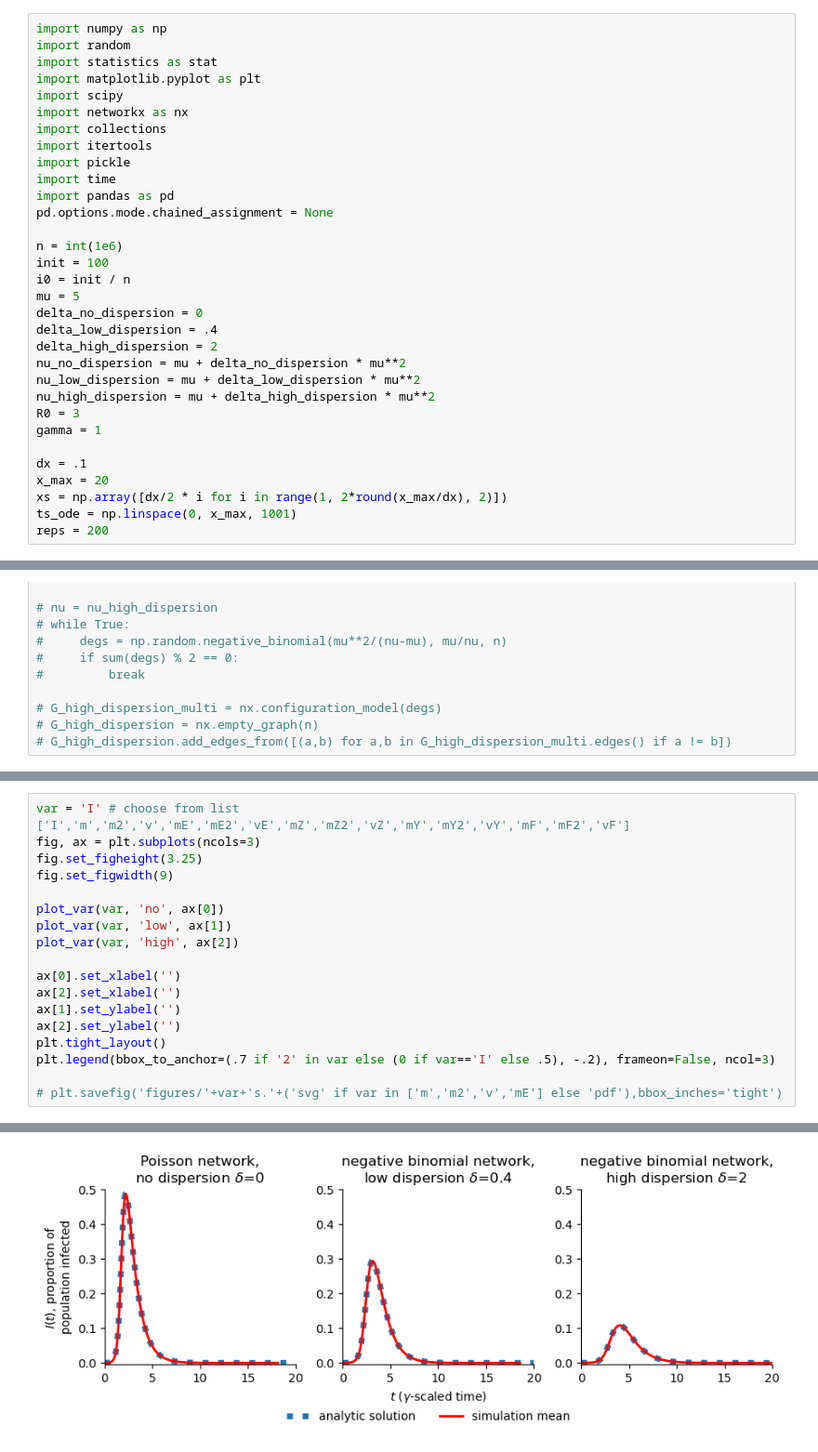
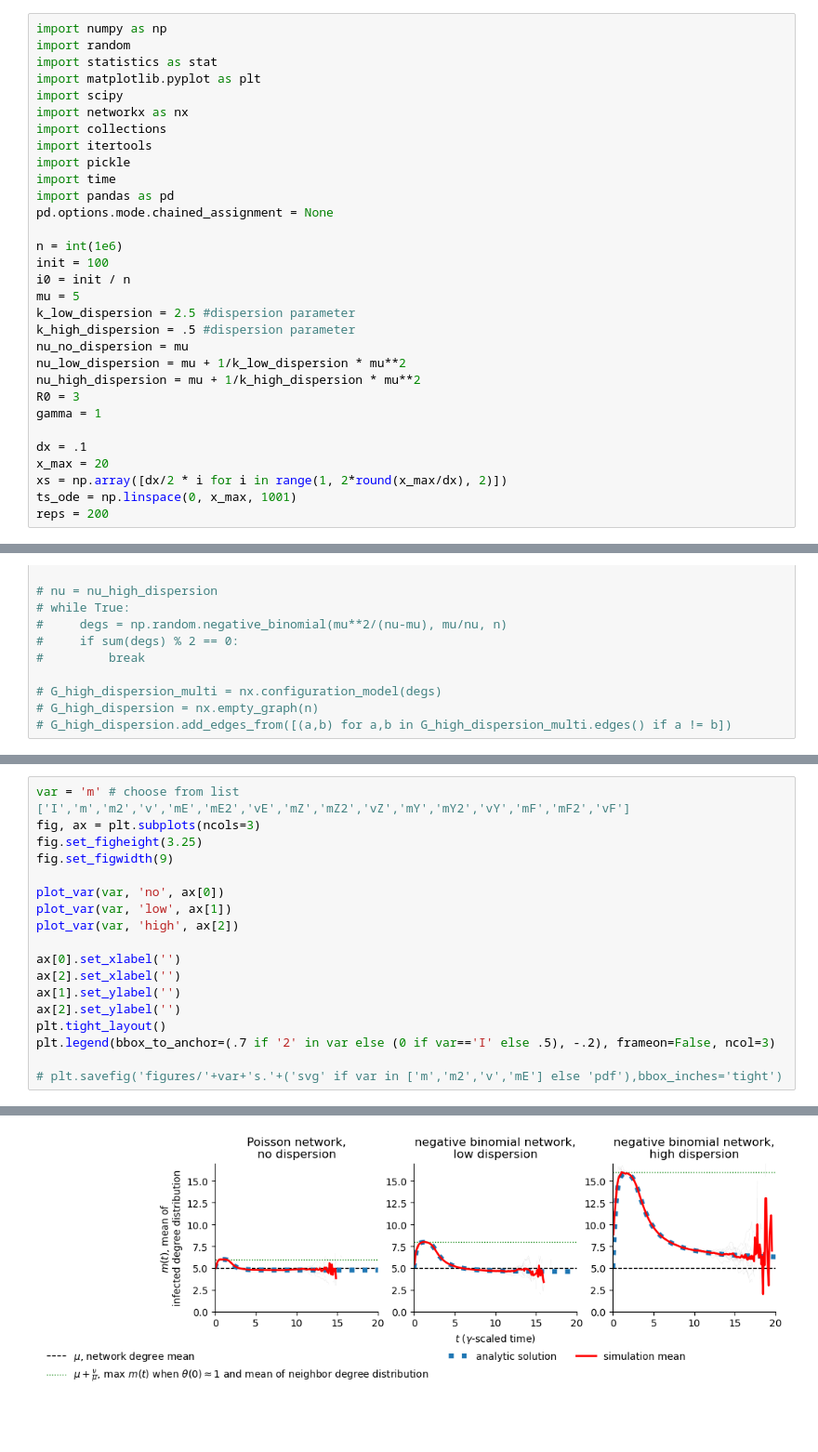
Before and after one commit to freedmanari/infected_degrees, a Jupyter notebook: network_epidemic.ipynb, the cells around one changed output, grey strips where cells are left out. Shown at 93% size. Saved outputs shown, nothing was run; the diff lists cells and outputs as text; blank space fills up the shorter version.

```diff
--- a/network_epidemic.ipynb
+++ b/network_epidemic.ipynb
@@ -16,12 +16,11 @@ n = int(1e6)
 init = 100
 i0 = init / n
 mu = 5
-delta_no_dispersion = 0
-delta_low_dispersion = .4
-delta_high_dispersion = 2
-nu_no_dispersion = mu + delta_no_dispersion * mu**2
-nu_low_dispersion = mu + delta_low_dispersion * mu**2
-nu_high_dispersion = mu + delta_high_dispersion * mu**2
+k_low_dispersion = 2.5 #dispersion parameter
+k_high_dispersion = .5 #dispersion parameter
+nu_no_dispersion = mu
+nu_low_dispersion = mu + 1/k_low_dispersion * mu**2
+nu_high_dispersion = mu + 1/k_high_dispersion * mu**2
 R0 = 3
 gamma = 1
 
@@ -1194,24 +1119,24 @@ time2 - time1
 # %%
-var = 'I' # choose from list ['I','m','m2','v','mE','mE2','vE','mZ','mZ2','vZ','mY','mY2','vY','mF','mF2','vF']
+var = 'm' # choose from list ['I','m','m2','v','mE','mE2','vE','mZ','mZ2','vZ','mY','mY2','vY','mF','mF2','vF']
 fig, ax = plt.subplots(ncols=3)
 fig.set_figheight(3.25)
 fig.set_figwidth(9)
 
 plot_var(var, 'no', ax[0])
 plot_var(var, 'low', ax[1])
 plot_var(var, 'high', ax[2])
 
 ax[0].set_xlabel('')
 ax[2].set_xlabel('')
 ax[1].set_ylabel('')
 ax[2].set_ylabel('')
 plt.tight_layout()
 plt.legend(bbox_to_anchor=(.7 if '2' in var else (0 if var=='I' else .5), -.2), frameon=False, ncol=3)
 
 # plt.savefig('figures/'+var+'s.'+('svg' if var in ['m','m2','v','mE'] else 'pdf'),bbox_inches='tight')
 # %% [output]
 <matplotlib.legend.Legend at 0x...>
-[figure, old version]
+[figure, new version]
 # %%
 fig, ax = plt.subplots(ncols=3)
 fig.set_figheight(3)
```
Also changed, not shown: parts of 12 cells of this notebook, 15 other files.
